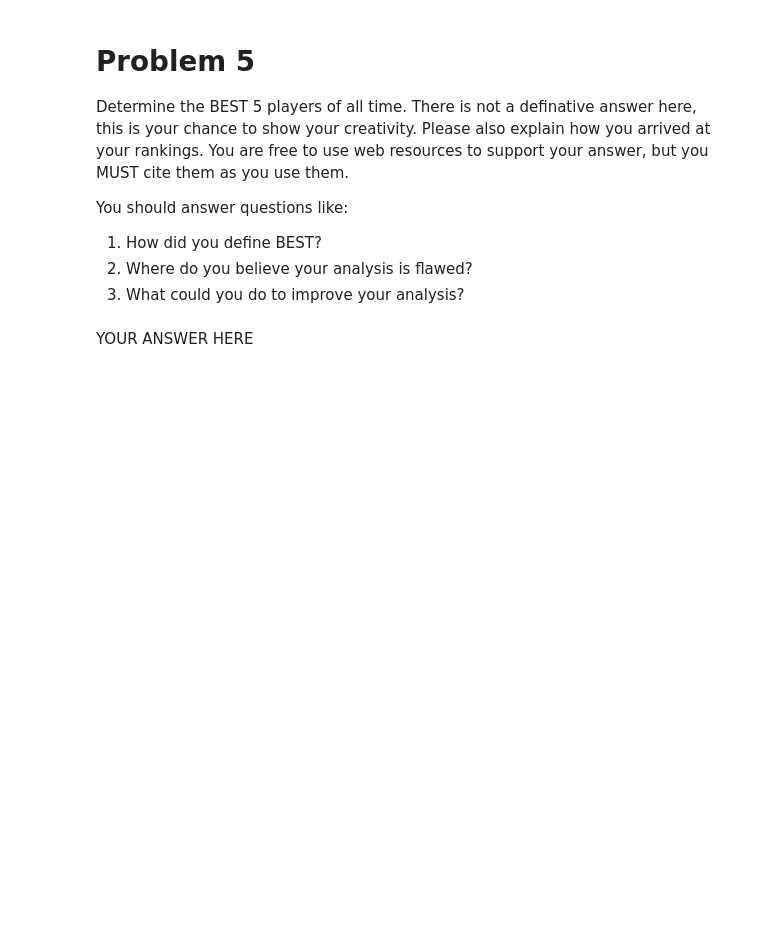
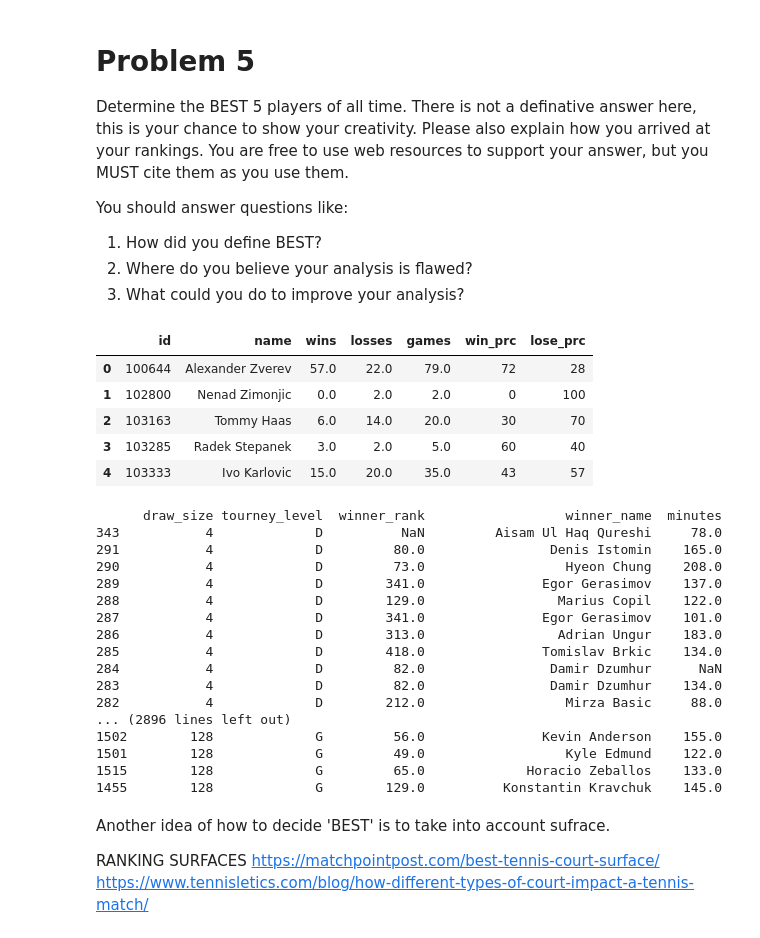
Before and after one commit to rameshnatarajanus/katz-aim5004-fall2025, a Jupyter notebook: notebooks/ProblemSet-01-DataWrangling.ipynb, the cells around one changed output. Drawn from its saved outputs; the diff is of its cells as text; code cells hidden in the pictures; blank space fills up the shorter version.

Commit message:
Almost finished problem 5 - finish researching drawsize and adding weights to the games

```diff
--- a/notebooks/ProblemSet-01-DataWrangling.ipynb
+++ b/notebooks/ProblemSet-01-DataWrangling.ipynb
@@ -238,6 +212,69 @@ You should answer questions like:
 2. Where do you believe your analysis is flawed?
 3. What could you do to improve your analysis?
 # %%
-# YOUR CODE HERE
+# Create a table of all the wins
+df_wins = df.filter(["winner_id", "winner_name", "winner_rank", "winner_rank_points"])
+df_wins = df_wins.groupby(["winner_id", "winner_name"]).size().reset_index(name="wins")
+df_wins.rename(columns={"winner_id":"id", "winner_name":"name"}, inplace=True)
+
+# Create a table of all the losses
+df_losses = df.filter(["loser_id", "loser_name", "loser_rank", "loser_rank_points"])
+df_losses = df_losses.groupby(["loser_id", "loser_name"]).size().reset_index(name="losses")
+df_losses.rename(columns={"loser_id":"id", "loser_name":"name"}, inplace=True)
+
+# Create a joint table of all players with their win and lose stats
+# add a column of win percentage and lose percentage
+df_players = df_wins.merge(df_losses, 'outer', sort=True).fillna(0)
+df_players["games"] = df_players["wins"] + df_players["losses"]
+df_players["win_prc"] = (df_players["wins"] / df_players["games"] * 100).round(0).astype(int)
+df_players["lose_prc"] = (df_players["losses"] / df_players["games"] * 100).round(0).astype(int)
+
+# display(df_wins.head())
+# display(df_losses.head())
+# display(df_players.head())
+# df_players.info()
+
+# df.info()
+# df.filter(["tourney_id", "surface", "draw_size", "tourney_level", "winner_rank", "winner_name", "minutes"]).sort_values(by=['tourney_level', 'winner_rank']).fillna(0)
+# temp2 = temp.groupby(["tourney_level", "winner_rank"]).size().reset_index(name="count")
+# display(temp, temp2)
+# print(temp.to_string())
+# temp2.groupby(["tourney_level"]).nsmallest(5).reset_index()
+# temp2.nlargest(5, "winner_rank", keep='all').sort_values(by=['tourney_level'])
+
+# Determine rank of data in the tourney_level and draw_size columns
+# According to :
+#   "Higher drawsize tournaments (e.g., Grand Slams) involve more players and rounds. These tournaments attract top-ranked players, making the competition fierce.
+#    Lower drawsize tournaments (e.g., smaller ATP or WTA events) have fewer players, [and] the overall field [is] less competitive."
+temp = df.filter(["draw_size", "tourney_level", "winner_rank", "winner_name", "minutes"]).sort_values(by=['draw_size'])
+print(temp.to_string())
+# %% [output]
+|  | id | name | wins | losses | games | win_prc | lose_prc |
+| 0 | 100644 | Alexander Zverev | 57.0 | 22.0 | 79.0 | 72 | 28 |
+| 1 | 102800 | Nenad Zimonjic | 0.0 | 2.0 | 2.0 | 0 | 100 |
+| 2 | 103163 | Tommy Haas | 6.0 | 14.0 | 20.0 | 30 | 70 |
+| 3 | 103285 | Radek Stepanek | 3.0 | 2.0 | 5.0 | 60 | 40 |
+| 4 | 103333 | Ivo Karlovic | 15.0 | 20.0 | 35.0 | 43 | 57 |
+      draw_size tourney_level  winner_rank                  winner_name  minutes
+343           4             D          NaN         Aisam Ul Haq Qureshi     78.0
+291           4             D         80.0                Denis Istomin    165.0
+290           4             D         73.0                  Hyeon Chung    208.0
+289           4             D        341.0               Egor Gerasimov    137.0
+288           4             D        129.0                 Marius Copil    122.0
+287           4             D        341.0               Egor Gerasimov    101.0
+286           4             D        313.0                 Adrian Ungur    183.0
+285           4             D        418.0               Tomislav Brkic    134.0
+284           4             D         82.0                Damir Dzumhur      NaN
+283           4             D         82.0                Damir Dzumhur    134.0
+282           4             D        212.0                  Mirza Basic     88.0
+... (2896 lines left out)
+1502        128             G         56.0               Kevin Anderson    155.0
+1501        128             G         49.0                  Kyle Edmund    122.0
+1515        128             G         65.0             Horacio Zeballos    133.0
+1455        128             G        129.0          Konstantin Kravchuk    145.0
 # %% [markdown]
-YOUR ANSWER HERE
+Another idea of how to decide 'BEST' is to take into account sufrace.
+
+RANKING SURFACES
+https://matchpointpost.com/best-tennis-court-surface/
+https://www.tennisletics.com/blog/how-different-types-of-court-impact-a-tennis-match/
```
Also changed, not shown: parts of 3 cells of this notebook.
